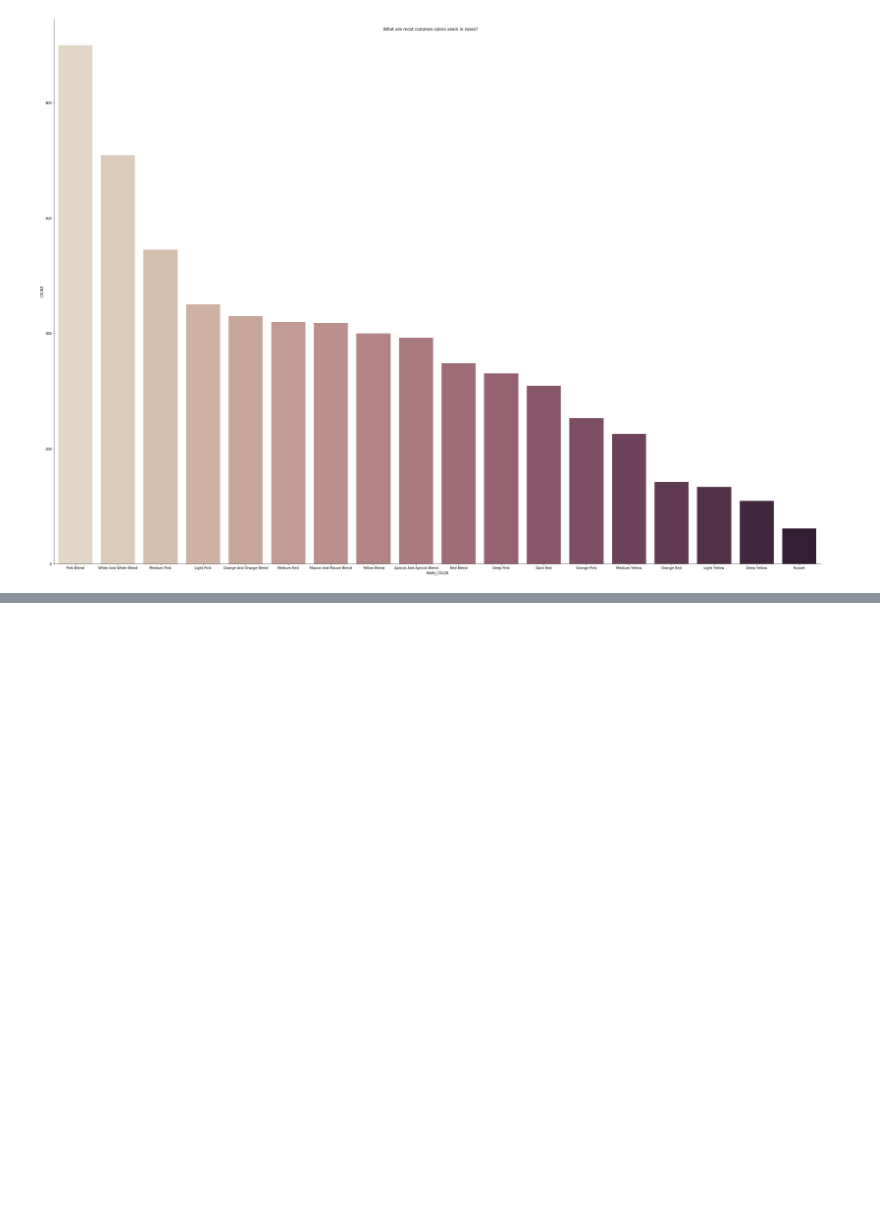
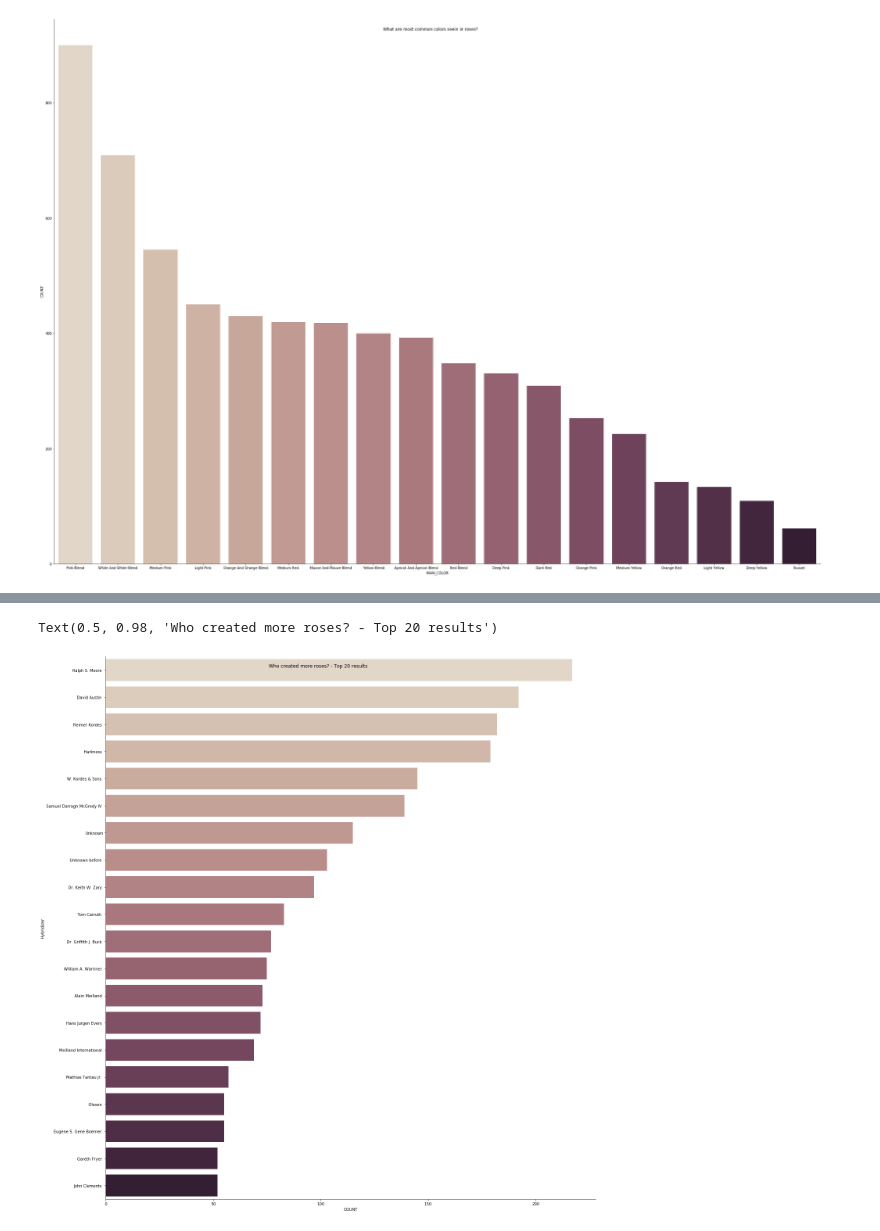
Before and after one commit to anna-zverkova/Rose_scrape, a Jupyter notebook: Analysis of rose data from Garden.org.ipynb, the cells around one changed output, grey strips where cells are left out. Drawn from its saved outputs; the diff is of its cells as text; code cells hidden in the pictures; blank space fills up the shorter version.

Commit message:
v6
bar chart for Hybridizer added

```diff
--- a/Analysis of rose data from Garden.org.ipynb
+++ b/Analysis of rose data from Garden.org.ipynb
@@ -1210,0 +1233,17 @@ Text(0.5, 0.98, 'What are most common colors seein in roses?')
+# %%
+# creating a dataframe with counts for column 'Hybridizer'
+ctn_bred_by = df['Hybridizer'].value_counts()\
+                 .to_frame('COUNT').rename_axis('Hybridizer')\
+                 .reset_index()
+
+ctn_bred_by_20 = ctn_bred_by.head(20)
+ctn_bred_by_10 = ctn_bred_by.head(10)
+# %%
+# plotting barchart for Hybridizer
+
+ax = sns.catplot(y="Hybridizer", x="COUNT", kind="bar", palette="ch:.25",  data=ctn_bred_by_20, height=20, aspect=1);
+
+ax.fig.suptitle("Who created more roses? - Top 20 results")
+# %% [output]
+Text(0.5, 0.98, 'Who created more roses? - Top 20 results')
+[figure, added]
```
Also changed, not shown: parts of 2 cells of this notebook.
